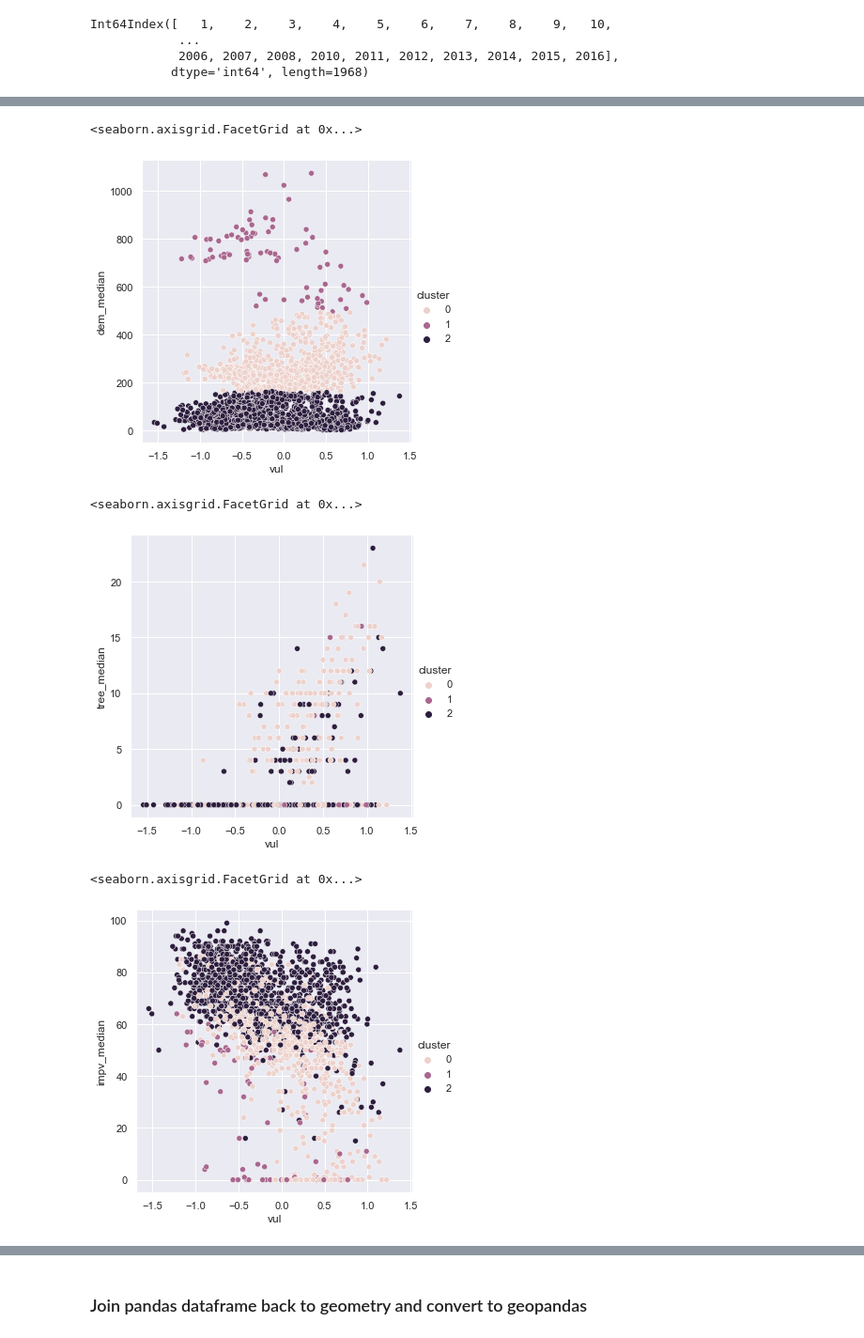
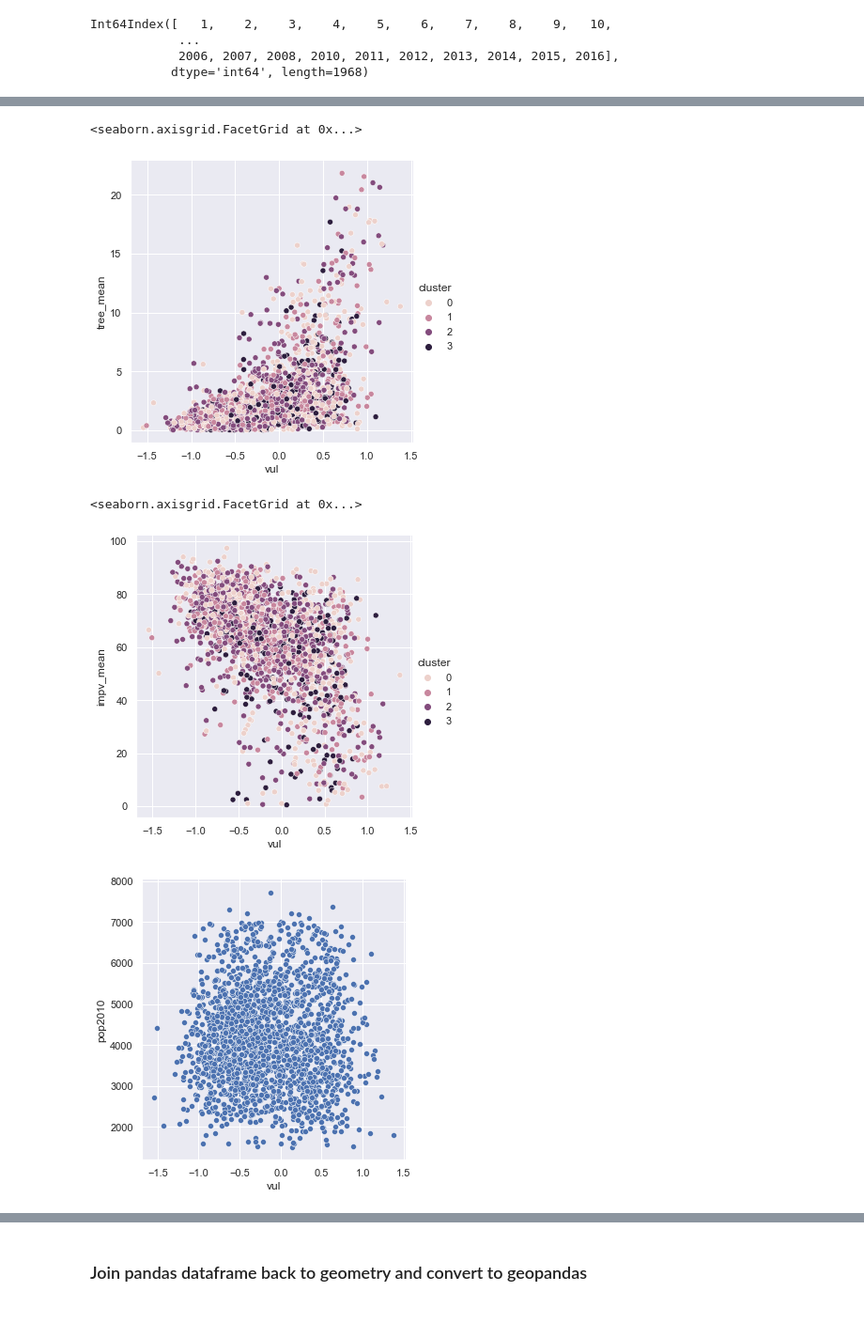
Before and after one commit to janderson5417/earthgrids_v2, a Jupyter notebook: k-means_clustering.ipynb, the cells around one changed output, grey strips where cells are left out. Shown: that part at 94% size. Drawn from its saved outputs; the diff is of its cells as text; code cells hidden in the pictures.

```diff
--- a/k-means_clustering.ipynb
+++ b/k-means_clustering.ipynb
@@ -40,7 +56,7 @@ Name: geometry, Length: 2533, dtype: geometry
 # %% [markdown]
 ### Testing k-means clustering with simplified dataframe: interesting to discover the dependency among variables!
 # %%
-test = infra[['tree_median', 'impv_median']].copy()
+test = infra[['tree_mean', 'impv_mean']].copy()
 # %%
 test = test.dropna(axis="rows", how="any")
 # %%
@@ -172,7 +188,7 @@ test2.describe()
 # %%
 wcss2 = []
 # %%
-infra_vul = test2[['vul', 'tree_median','land_majority', 'impv_median','dem_median']]
+infra_vul = test2[['vul', 'pop2010', 'tree_mean','land_majority', 'impv_mean']]
 # %%
 for i in range(1,11):
     km = KMeans(n_clusters = i, random_state = 0)
@@ -190,5 +206,5 @@ plt.show
 # %%
-kmeans = KMeans(n_clusters=3)
+kmeans = KMeans(n_clusters=4)
 kmeans.fit(infra_vul)
 y_kmeans = kmeans.predict(infra_vul)
 # %%
@@ -226,16 +244,15 @@ print(infra_vul)
 # %%
-sns.relplot(x='vul', y='dem_median', hue = 'cluster', data=infra_vul)
+sns.relplot(x='vul', y='tree_mean', hue = 'cluster', data=infra_vul)
 # %% [output]
 <seaborn.axisgrid.FacetGrid at 0x...>
-[figure, old version]
+[figure, new version]
 # %%
-sns.relplot(x='vul', y='tree_median', hue = 'cluster', data=infra_vul)
+sns.relplot(x='vul', y='impv_mean', hue = 'cluster', data=infra_vul)
 # %% [output]
 <seaborn.axisgrid.FacetGrid at 0x...>
-[figure, old version]
+[figure, new version]
 # %%
-sns.relplot(x='vul', y='impv_median', hue = 'cluster', data=infra_vul)
+sns.relplot(x='vul', y='pop2010', data=infra_vul)
 # %% [output]
-<seaborn.axisgrid.FacetGrid at 0x...>
-[figure, old version]
+[figure, new version]
 # %%
```
Also changed, not shown: parts of 27 cells of this notebook, 2 other files.
